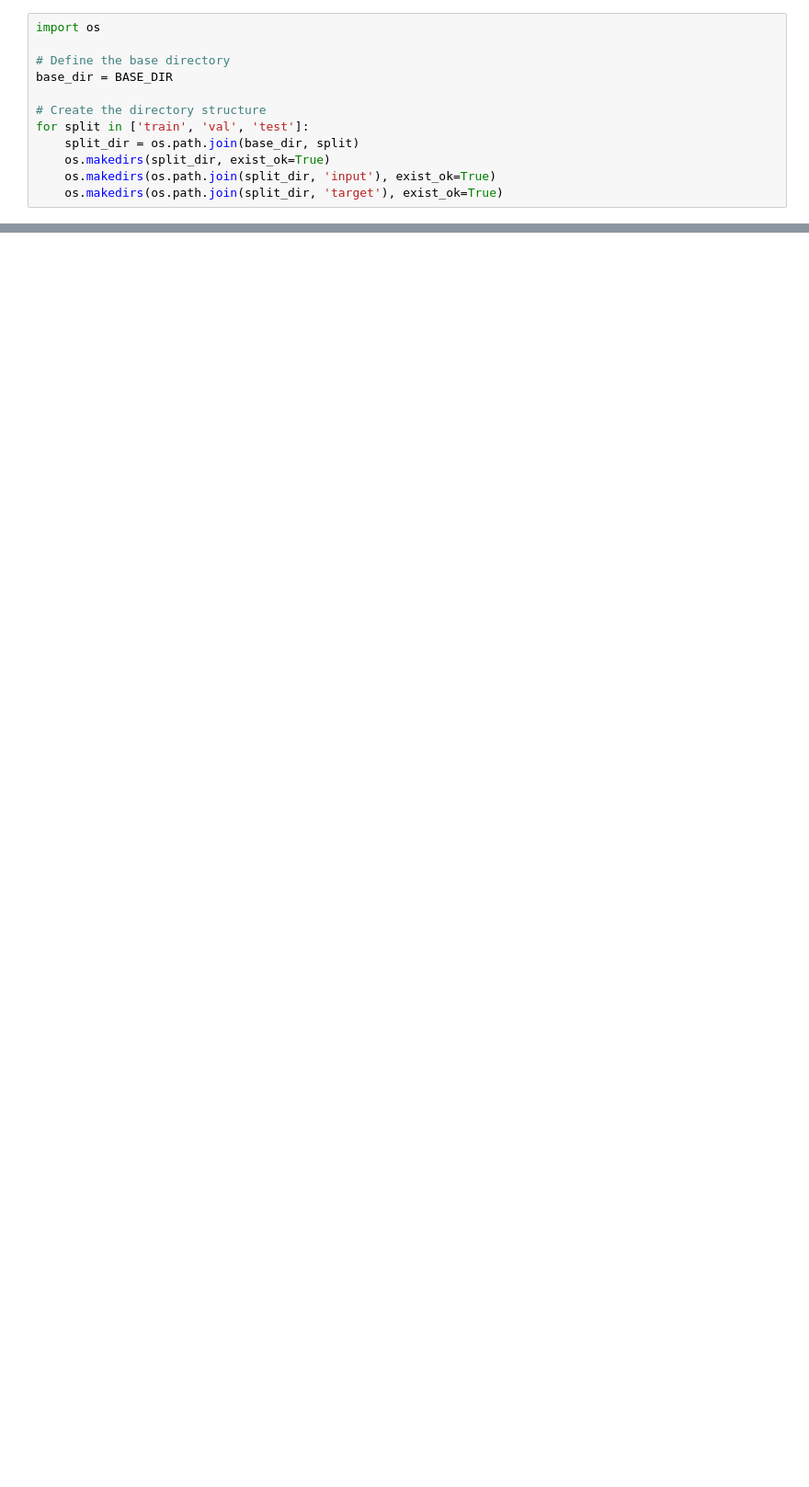
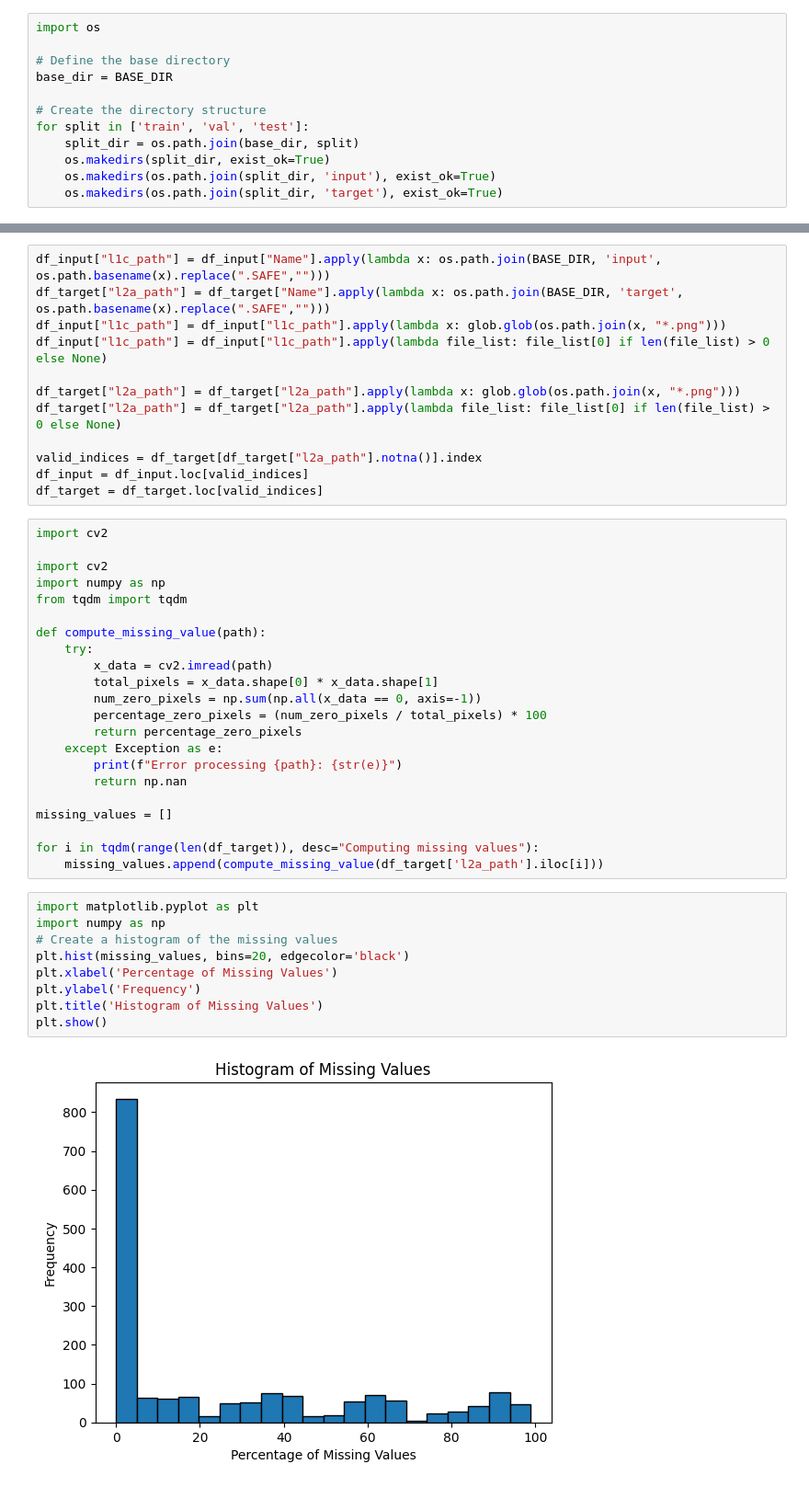
Before and after one commit to sebastien-tetaud/sentinel-2-ai-processor, a Jupyter notebook: dataset/notebook/prepare-dataset-v1.ipynb, the cells around one changed output, grey strips where cells are left out. Shown at 92% size. Saved outputs shown, nothing was run; the diff lists cells and outputs as text; blank space fills up the shorter version.

Commit message:
update prepare notebook for missing value check

```diff
--- a/dataset/notebook/prepare-dataset-v1.ipynb
+++ b/dataset/notebook/prepare-dataset-v1.ipynb
@@ -461,0 +434,45 @@ target_test.to_csv(os.path.join(base_dir, 'test/target.csv'), index=False)
+# %%
+df_input["l1c_path"] = df_input["Name"].apply(lambda x: os.path.join(BASE_DIR, 'input', os.path.basename(x).replace(".SAFE","")))
+df_target["l2a_path"] = df_target["Name"].apply(lambda x: os.path.join(BASE_DIR, 'target', os.path.basename(x).replace(".SAFE","")))
+df_input["l1c_path"] = df_input["l1c_path"].apply(lambda x: glob.glob(os.path.join(x, "*.png")))
+df_input["l1c_path"] = df_input["l1c_path"].apply(lambda file_list: file_list[0] if len(file_list) > 0 else None)
+
+df_target["l2a_path"] = df_target["l2a_path"].apply(lambda x: glob.glob(os.path.join(x, "*.png")))
+df_target["l2a_path"] = df_target["l2a_path"].apply(lambda file_list: file_list[0] if len(file_list) > 0 else None)
+
+valid_indices = df_target[df_target["l2a_path"].notna()].index
+df_input = df_input.loc[valid_indices]
+df_target = df_target.loc[valid_indices]
+# %%
+import cv2
+
+import cv2
+import numpy as np
+from tqdm import tqdm
+
+def compute_missing_value(path):
+    try:
+        x_data = cv2.imread(path)
+        total_pixels = x_data.shape[0] * x_data.shape[1]
+        num_zero_pixels = np.sum(np.all(x_data == 0, axis=-1))
+        percentage_zero_pixels = (num_zero_pixels / total_pixels) * 100
+        return percentage_zero_pixels
+    except Exception as e:
+        print(f"Error processing {path}: {str(e)}")
+        return np.nan
+
+missing_values = []
+
+for i in tqdm(range(len(df_target)), desc="Computing missing values"):
+    missing_values.append(compute_missing_value(df_target['l2a_path'].iloc[i]))
+# %%
+import matplotlib.pyplot as plt
+import numpy as np
+# Create a histogram of the missing values
+plt.hist(missing_values, bins=20, edgecolor='black')
+plt.xlabel('Percentage of Missing Values')
+plt.ylabel('Frequency')
+plt.title('Histogram of Missing Values')
+plt.show()
+# %% [output]
+[figure, added]
```
Also changed, not shown: parts of 16 cells of this notebook.
